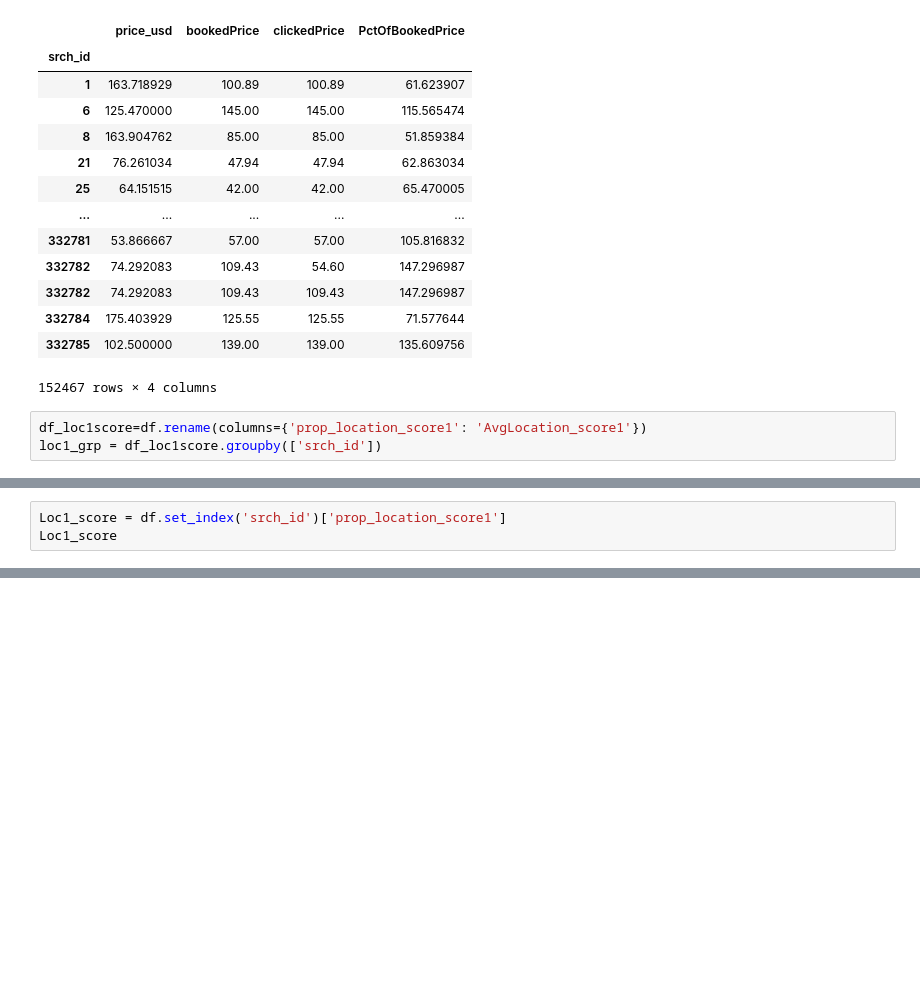
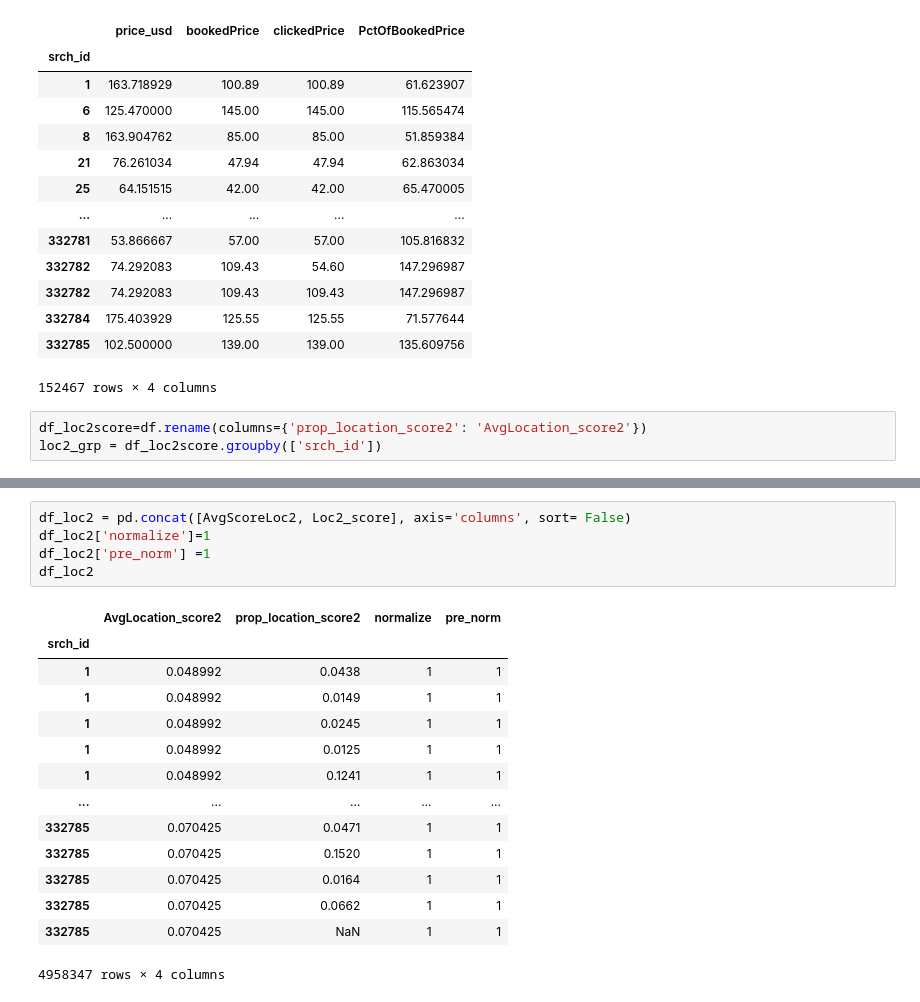
Before and after one commit to sfikouris/DM, a Jupyter notebook: Assignment2/paris/EDA.ipynb, the cells around one changed output, grey strips where cells are left out. Cells and saved outputs as stored; diff of their text form; blank space fills up the shorter version.

```diff
--- a/Assignment2/paris/EDA.ipynb
+++ b/Assignment2/paris/EDA.ipynb
@@ -243,5 +243,5 @@ See the caveats in the documentation: https://pandas.pydata.org/pandas-docs/stab
 | 332785 | 102.500000 | 139.00 | 139.00 | 135.609756 |
 152467 rows × 4 columns
 # %%
-df_loc1score=df.rename(columns={'prop_location_score1': 'AvgLocation_score1'})
-loc1_grp = df_loc1score.groupby(['srch_id'])
+df_loc2score=df.rename(columns={'prop_location_score2': 'AvgLocation_score2'})
+loc2_grp = df_loc2score.groupby(['srch_id'])
@@ -265,3 +247,0 @@ Name: AvgLocation_score1, Length: 199795, dtype: float64
-# %%
-Loc1_score = df.set_index('srch_id')['prop_location_score1']
-Loc1_score
@@ -332,0 +282,20 @@ df_loc1.head(50)
+# %%
+df_loc2 = pd.concat([AvgScoreLoc2, Loc2_score], axis='columns', sort= False)
+df_loc2['normalize']=1
+df_loc2['pre_norm'] =1
+df_loc2
+# %% [output]
+|  | AvgLocation_score2 | prop_location_score2 | normalize | pre_norm |
+| srch_id |  |  |  |  |
+| 1 | 0.048992 | 0.0438 | 1 | 1 |
+| 1 | 0.048992 | 0.0149 | 1 | 1 |
+| 1 | 0.048992 | 0.0245 | 1 | 1 |
+| 1 | 0.048992 | 0.0125 | 1 | 1 |
+| 1 | 0.048992 | 0.1241 | 1 | 1 |
+| ... | ... | ... | ... | ... |
+| 332785 | 0.070425 | 0.0471 | 1 | 1 |
+| 332785 | 0.070425 | 0.1520 | 1 | 1 |
+| 332785 | 0.070425 | 0.0164 | 1 | 1 |
+| 332785 | 0.070425 | 0.0662 | 1 | 1 |
+| 332785 | 0.070425 | NaN | 1 | 1 |
+4958347 rows × 4 columns
```
Also changed, not shown: parts of 9 cells of this notebook, 1 other file.
